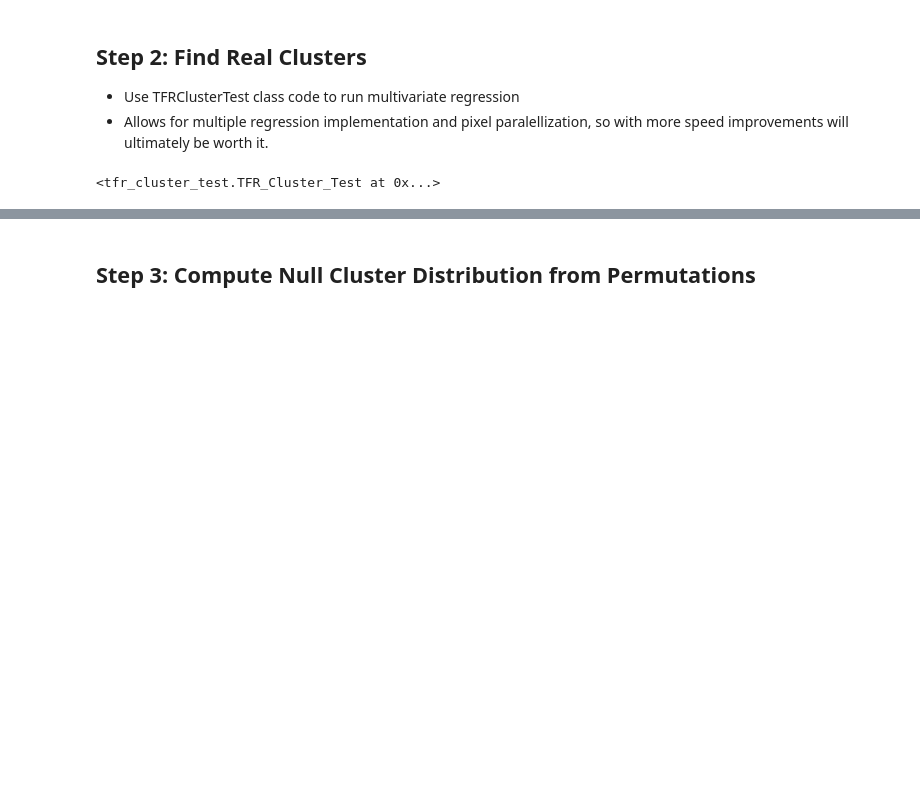
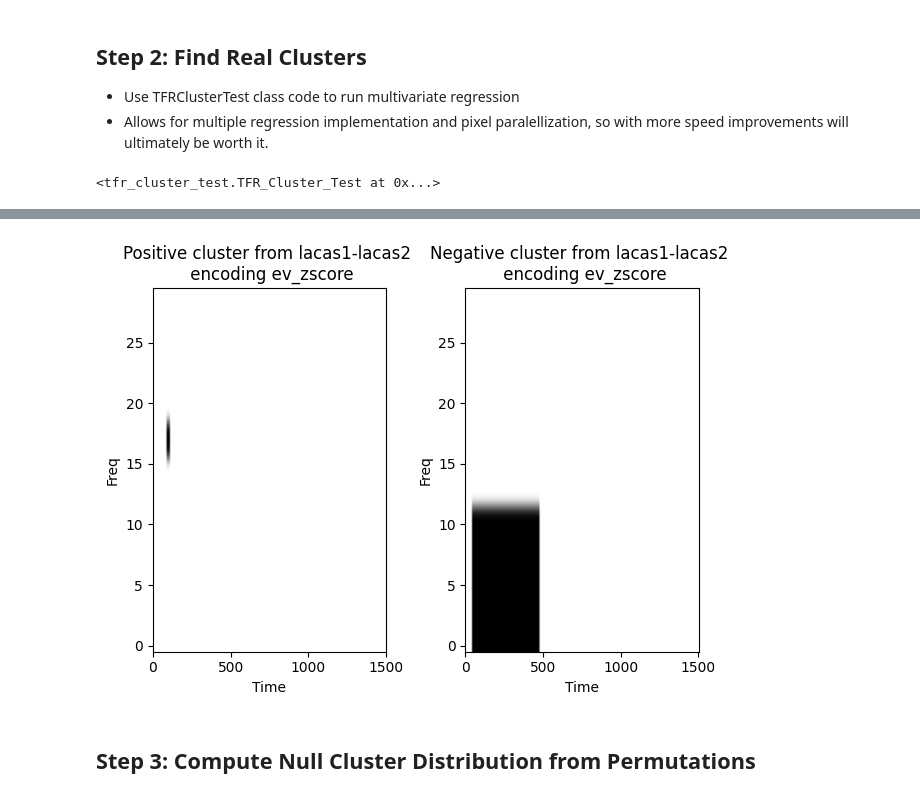
Before and after one commit to aliefink/NeuroCluster, a Jupyter notebook: notebooks/NeuroCluster_clean.ipynb, the cells around one changed output, grey strips where cells are left out. Drawn from its saved outputs; the diff is of its cells as text; code cells hidden in the pictures; blank space fills up the shorter version.

```diff
--- a/notebooks/NeuroCluster_clean.ipynb
+++ b/notebooks/NeuroCluster_clean.ipynb
@@ -220,3 +264,7 @@ max_cluster_data
+# %%
+plot_max_clusters(max_cluster_data, tstats, cluster_test)
+# %% [output]
+[figure, added]
 # %% [markdown]
 ## Step 3: Compute Null Cluster Distribution from Permutations
 # %%
```
Also changed, not shown: parts of 29 cells of this notebook, 7 other files.
